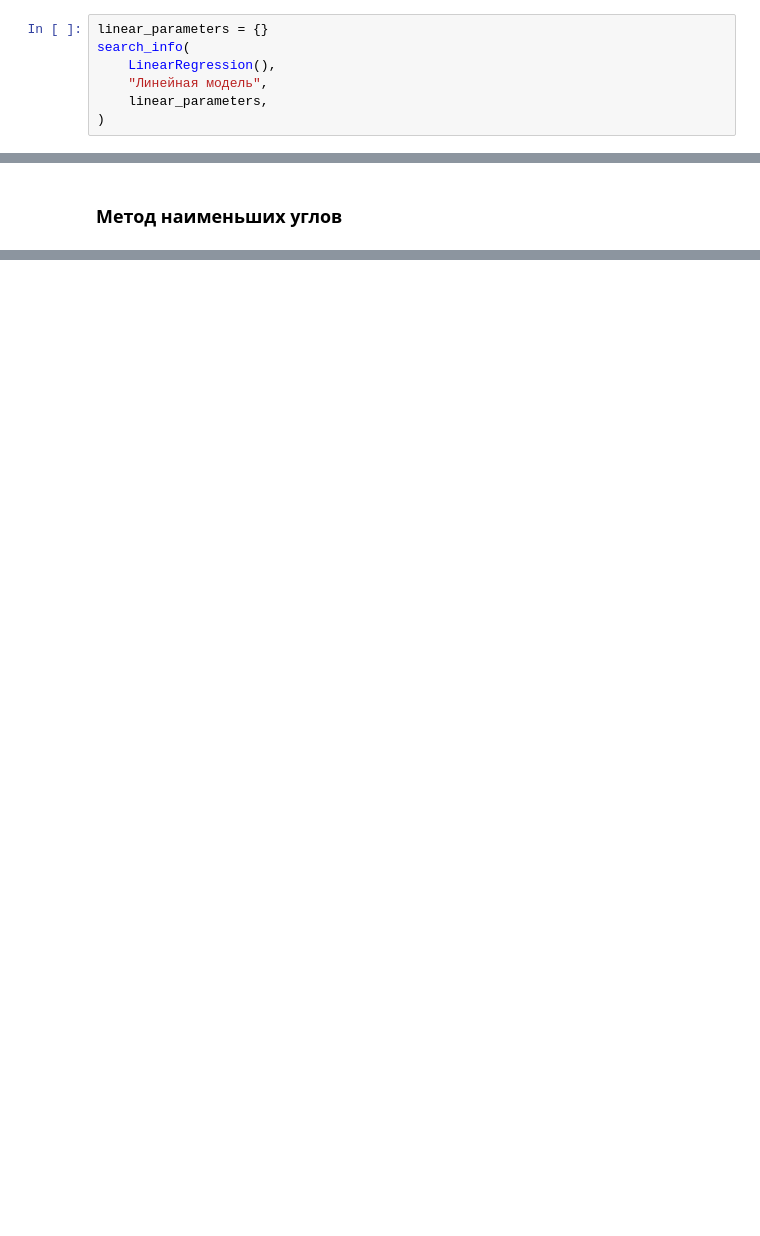
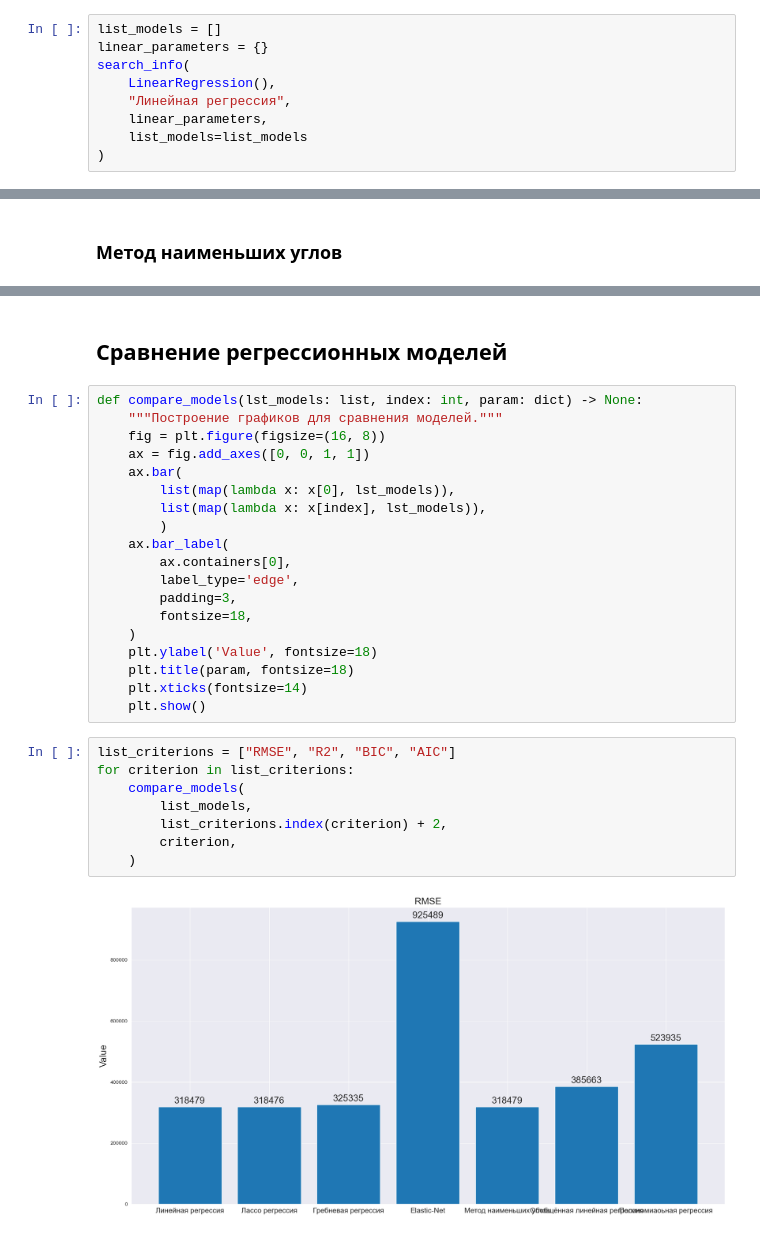
Before and after one commit to fongradnastya/data_analysis3, a Jupyter notebook: notebooks/work3.ipynb, the cells around one changed output, grey strips where cells are left out. Cells and saved outputs as stored; diff of their text form; blank space fills up the shorter version.

Commit message:
Added new regression models

```diff
--- a/notebooks/work3.ipynb
+++ b/notebooks/work3.ipynb
@@ -247,10 +246,12 @@ def search_info(
 # %% [markdown]
 ### Линейная регрессия
 # %%
+list_models = []
 linear_parameters = {}
 search_info(
     LinearRegression(),
-    "Линейная модель",
+    "Линейная регрессия",
     linear_parameters,
+    list_models=list_models
 )
 # %% [output]
@@ -317,0 +355,31 @@ AIC: 6178.258194472063
+# %% [markdown]
+## Сравнение регрессионных моделей
+# %%
+def compare_models(lst_models: list, index: int, param: dict) -> None:
+    """Построение графиков для сравнения моделей."""
+    fig = plt.figure(figsize=(16, 8))
+    ax = fig.add_axes([0, 0, 1, 1])
+    ax.bar(
+        list(map(lambda x: x[0], lst_models)),
+        list(map(lambda x: x[index], lst_models)),
+        )
+    ax.bar_label(
+        ax.containers[0],
+        label_type='edge',
+        padding=3,
+        fontsize=18,
+    )
+    plt.ylabel('Value', fontsize=18)
+    plt.title(param, fontsize=18)
+    plt.xticks(fontsize=14)
+    plt.show()
+# %%
+list_criterions = ["RMSE", "R2", "BIC", "AIC"]
+for criterion in list_criterions:
+    compare_models(
+        list_models,
+        list_criterions.index(criterion) + 2,
+        criterion,
+    )
+# %% [output]
+[figure, added]
```
Also changed, not shown: parts of 11 cells of this notebook.
